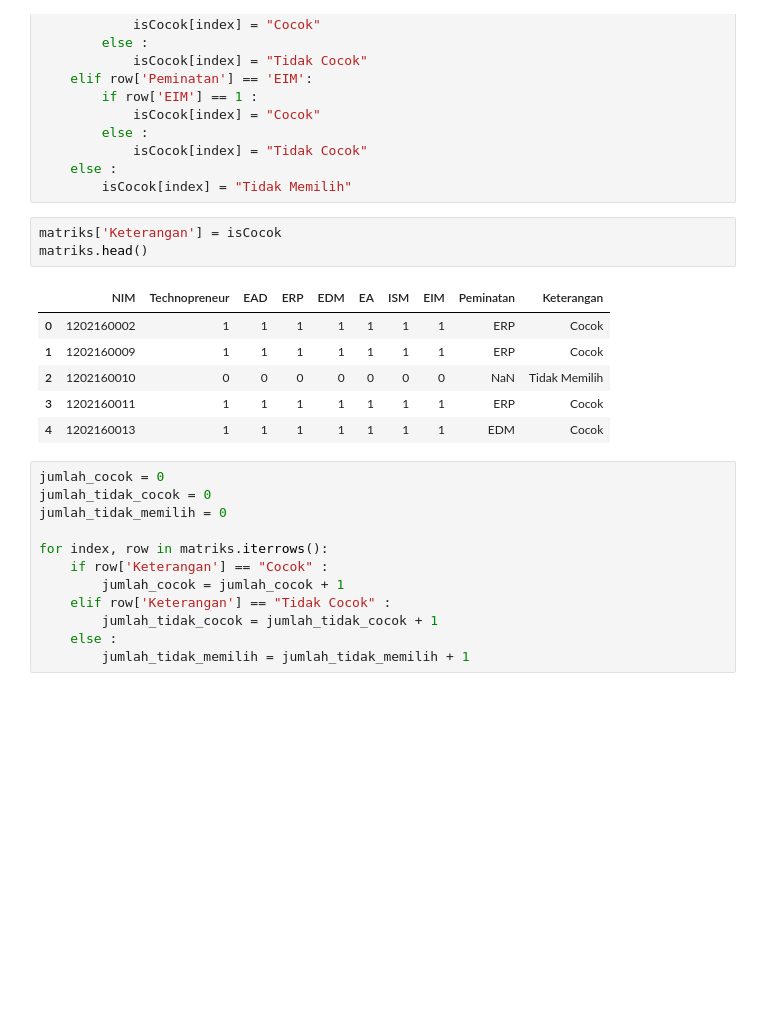
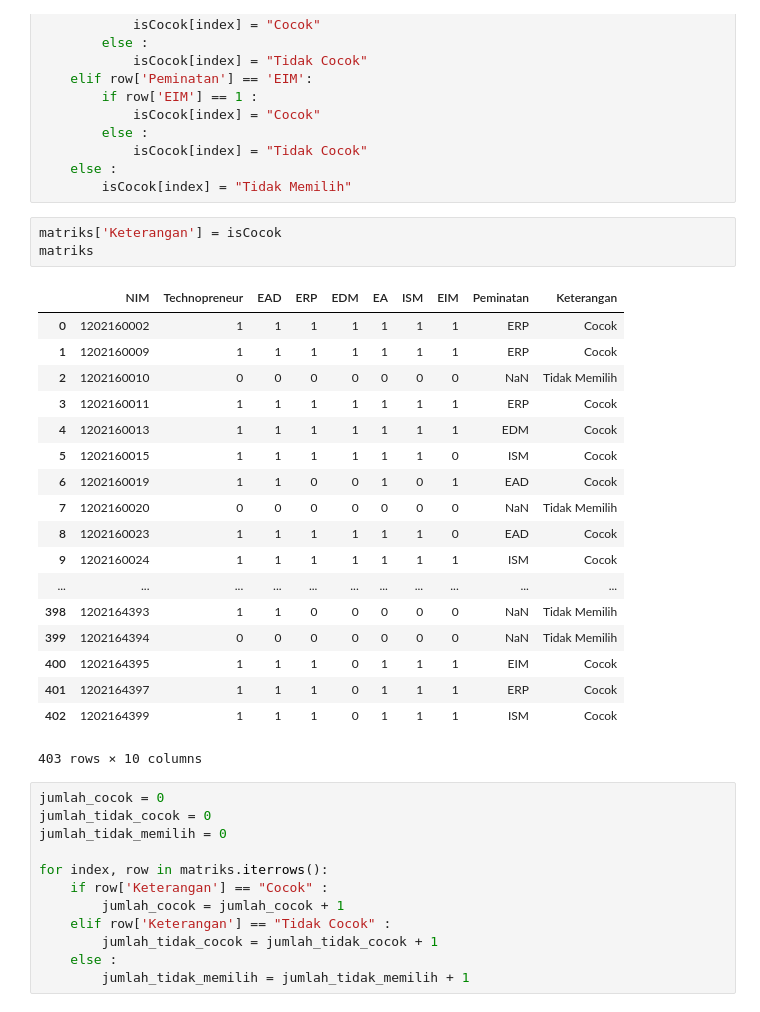
Before and after one commit to zasiem/Pekerti, a Jupyter notebook: Cluster v1.ipynb, the cells around one changed output. Saved outputs shown, nothing was run; the diff lists cells and outputs as text; blank space fills up the shorter version.

```diff
--- a/Cluster v1.ipynb
+++ b/Cluster v1.ipynb
@@ -222,14 +235,26 @@ for index, row in matriks.iterrows():
         isCocok[index] = "Tidak Memilih"
 # %%
 matriks['Keterangan'] = isCocok
-matriks.head()
+matriks
 # %% [output]
 |  | NIM | Technopreneur | EAD | ERP | EDM | EA | ISM | EIM | Peminatan | Keterangan |
 | 0 | 1202160002 | 1 | 1 | 1 | 1 | 1 | 1 | 1 | ERP | Cocok |
 | 1 | 1202160009 | 1 | 1 | 1 | 1 | 1 | 1 | 1 | ERP | Cocok |
 | 2 | 1202160010 | 0 | 0 | 0 | 0 | 0 | 0 | 0 | NaN | Tidak Memilih |
 | 3 | 1202160011 | 1 | 1 | 1 | 1 | 1 | 1 | 1 | ERP | Cocok |
 | 4 | 1202160013 | 1 | 1 | 1 | 1 | 1 | 1 | 1 | EDM | Cocok |
+| 5 | 1202160015 | 1 | 1 | 1 | 1 | 1 | 1 | 0 | ISM | Cocok |
+| 6 | 1202160019 | 1 | 1 | 0 | 0 | 1 | 0 | 1 | EAD | Cocok |
+| 7 | 1202160020 | 0 | 0 | 0 | 0 | 0 | 0 | 0 | NaN | Tidak Memilih |
+| 8 | 1202160023 | 1 | 1 | 1 | 1 | 1 | 1 | 0 | EAD | Cocok |
+| 9 | 1202160024 | 1 | 1 | 1 | 1 | 1 | 1 | 1 | ISM | Cocok |
+| ... | ... | ... | ... | ... | ... | ... | ... | ... | ... | ... |
+| 398 | 1202164393 | 1 | 1 | 0 | 0 | 0 | 0 | 0 | NaN | Tidak Memilih |
+| 399 | 1202164394 | 0 | 0 | 0 | 0 | 0 | 0 | 0 | NaN | Tidak Memilih |
+| 400 | 1202164395 | 1 | 1 | 1 | 0 | 1 | 1 | 1 | EIM | Cocok |
+| 401 | 1202164397 | 1 | 1 | 1 | 0 | 1 | 1 | 1 | ERP | Cocok |
+| 402 | 1202164399 | 1 | 1 | 1 | 0 | 1 | 1 | 1 | ISM | Cocok |
+403 rows × 10 columns
 # %%
 jumlah_cocok = 0
 jumlah_tidak_cocok = 0
```
Also changed, not shown: parts of 3 cells of this notebook, 12 other files.
